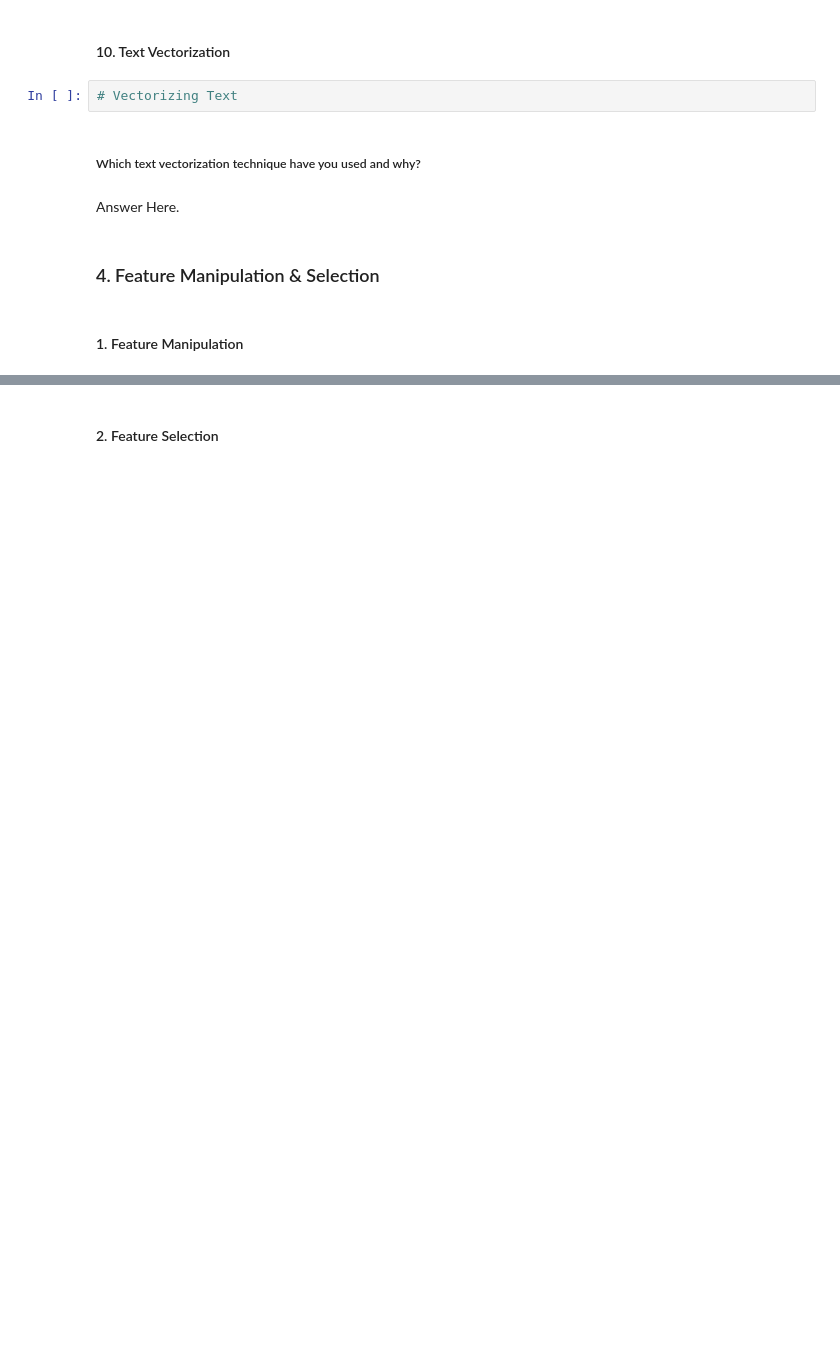
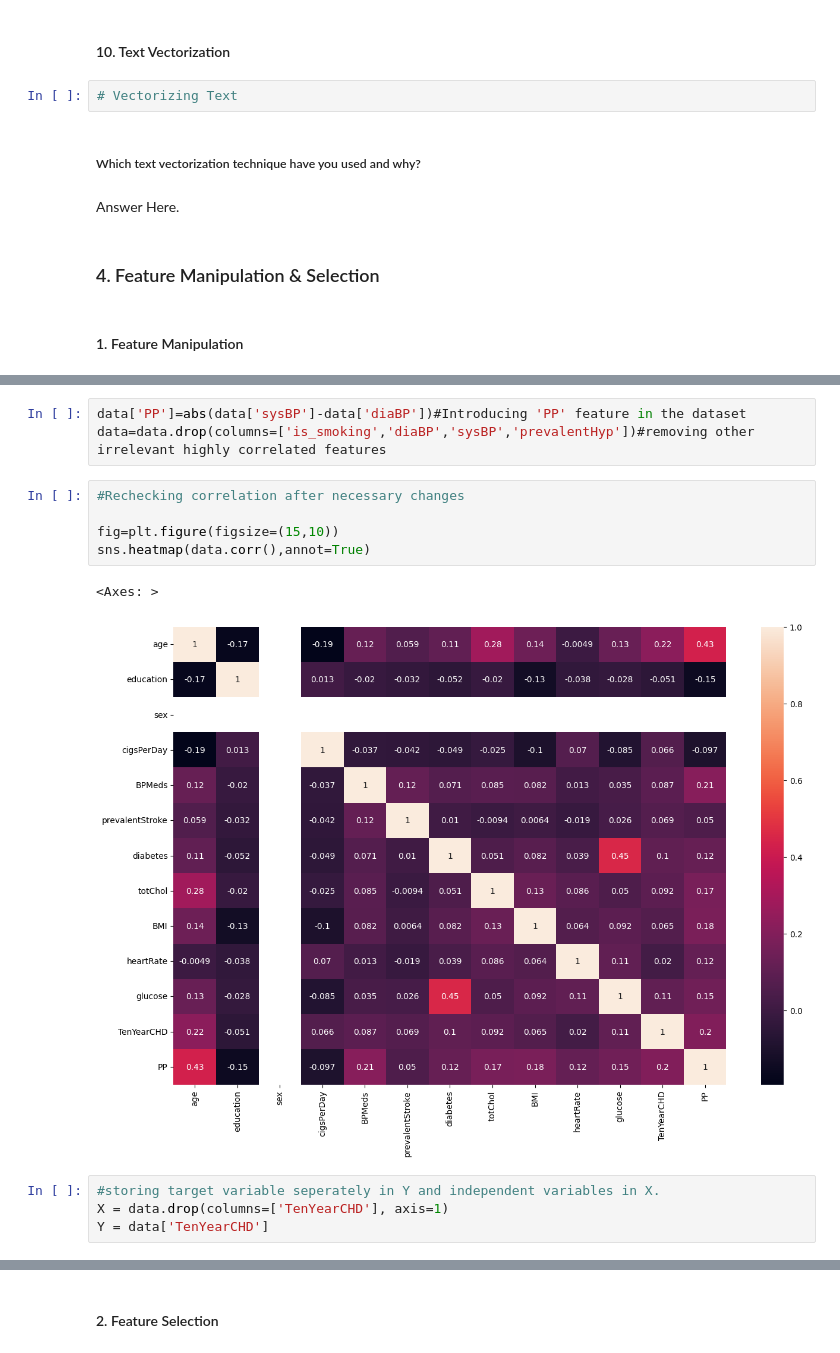
Before and after one commit to apurva-shrivastava/Cardiovascular-Risk-Prediction, a Jupyter notebook: Apurva_Shrivastava_Cardiovascular_Risk_Prediction.ipynb, the cells around one changed output, grey strips where cells are left out. Cells and saved outputs as stored; diff of their text form; blank space fills up the shorter version.

```diff
--- a/Apurva_Shrivastava_Cardiovascular_Risk_Prediction.ipynb
+++ b/Apurva_Shrivastava_Cardiovascular_Risk_Prediction.ipynb
@@ -1226,0 +1233,15 @@ Answer Here.
+# %%
+data['PP']=abs(data['sysBP']-data['diaBP'])#Introducing 'PP' feature in the dataset
+data=data.drop(columns=['is_smoking','diaBP','sysBP','prevalentHyp'])#removing other irrelevant highly correlated features
+# %%
+#Rechecking correlation after necessary changes
+
+fig=plt.figure(figsize=(15,10))
+sns.heatmap(data.corr(),annot=True)
+# %% [output]
+<Axes: >
+[figure, added]
+# %%
+#storing target variable seperately in Y and independent variables in X.
+X = data.drop(columns=['TenYearCHD'], axis=1)
+Y = data['TenYearCHD']
```
Also changed, not shown: parts of 3 cells of this notebook.
